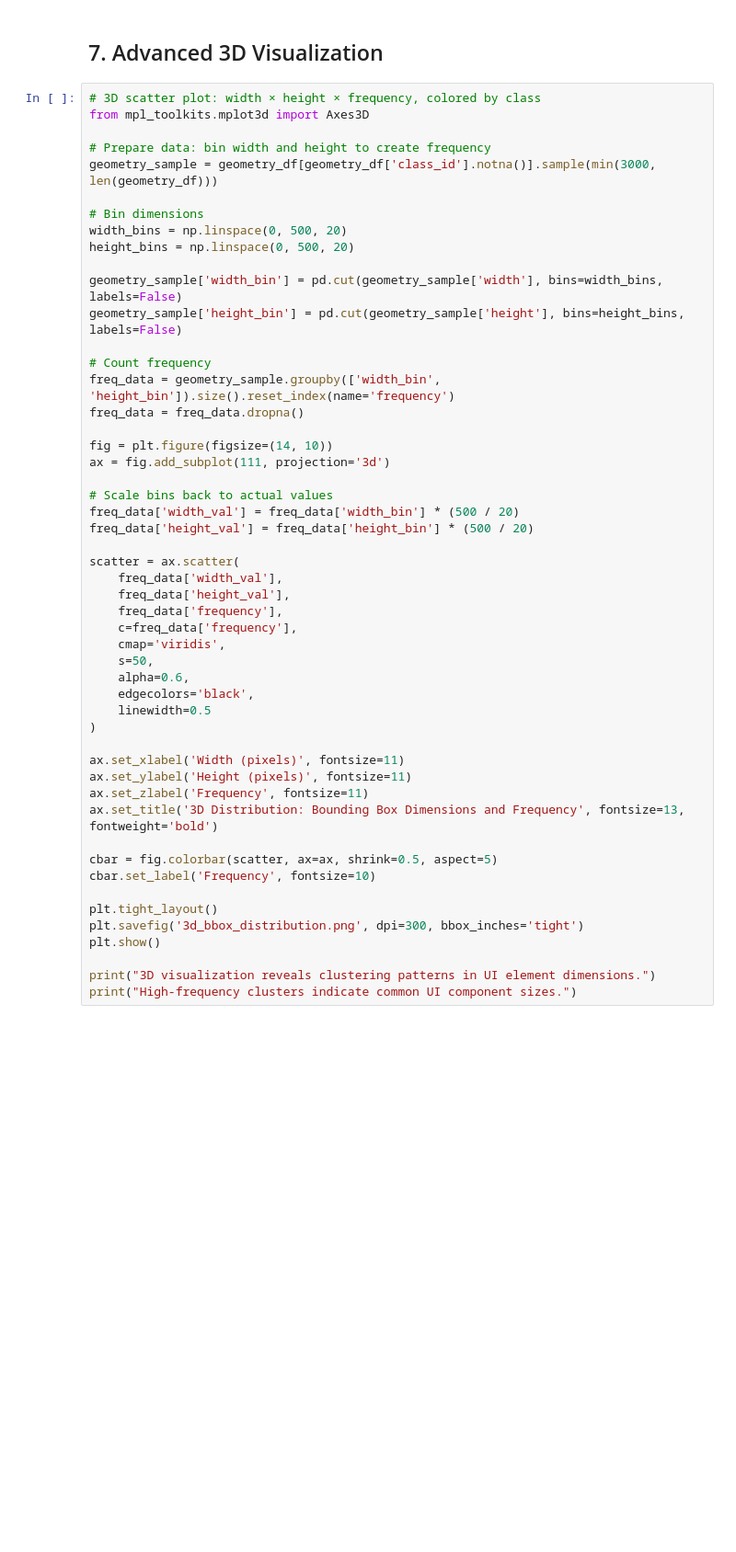
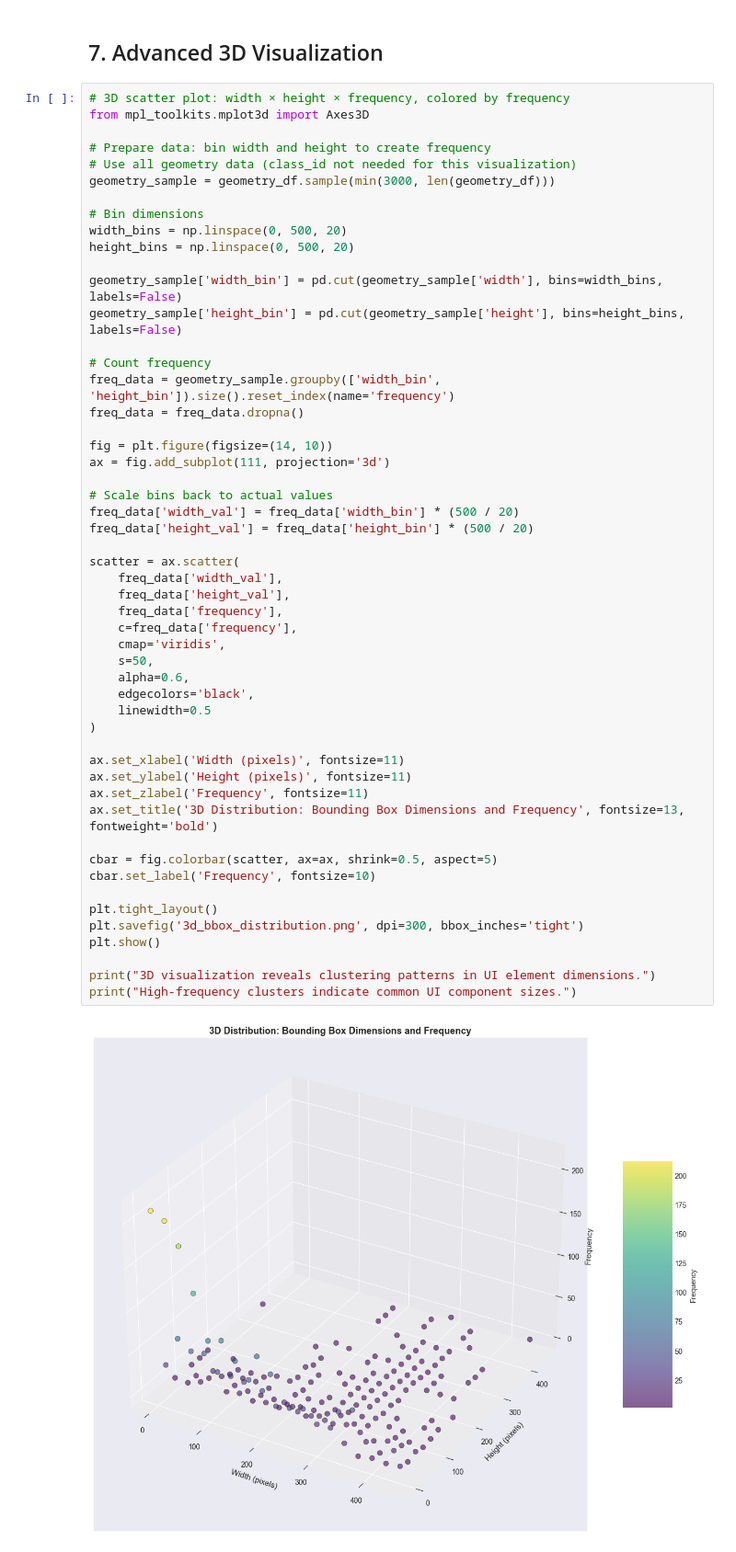
Before and after one commit to SaiGuruInukurthi/WebUIDetection, a Jupyter notebook: Notebooks/01_Dataset__exploration.ipynb, the cells around one changed output. Shown at 92% size. Saved outputs shown, nothing was run; the diff lists cells and outputs as text; blank space fills up the shorter version.

```diff
--- a/Notebooks/01_Dataset__exploration.ipynb
+++ b/Notebooks/01_Dataset__exploration.ipynb
@@ -794,11 +824,12 @@ print("- Consider using IoU-based loss functions that handle nested boxes better
 # %% [markdown]
 ## 7. Advanced 3D Visualization
 # %%
-# 3D scatter plot: width × height × frequency, colored by class
+# 3D scatter plot: width × height × frequency, colored by frequency
 from mpl_toolkits.mplot3d import Axes3D
 
 # Prepare data: bin width and height to create frequency
-geometry_sample = geometry_df[geometry_df['class_id'].notna()].sample(min(3000, len(geometry_df)))
+# Use all geometry data (class_id not needed for this visualization)
+geometry_sample = geometry_df.sample(min(3000, len(geometry_df)))
 
 # Bin dimensions
 width_bins = np.linspace(0, 500, 20)
@@ -817,30 +848,32 @@ ax = fig.add_subplot(111, projection='3d')
 # Scale bins back to actual values
 freq_data['width_val'] = freq_data['width_bin'] * (500 / 20)
 freq_data['height_val'] = freq_data['height_bin'] * (500 / 20)
 
 scatter = ax.scatter(
     freq_data['width_val'],
     freq_data['height_val'],
     freq_data['frequency'],
     c=freq_data['frequency'],
     cmap='viridis',
     s=50,
     alpha=0.6,
     edgecolors='black',
     linewidth=0.5
 )
 
 ax.set_xlabel('Width (pixels)', fontsize=11)
 ax.set_ylabel('Height (pixels)', fontsize=11)
 ax.set_zlabel('Frequency', fontsize=11)
 ax.set_title('3D Distribution: Bounding Box Dimensions and Frequency', fontsize=13, fontweight='bold')
 
 cbar = fig.colorbar(scatter, ax=ax, shrink=0.5, aspect=5)
 cbar.set_label('Frequency', fontsize=10)
 
 plt.tight_layout()
 plt.savefig('3d_bbox_distribution.png', dpi=300, bbox_inches='tight')
 plt.show()
 
 print("3D visualization reveals clustering patterns in UI element dimensions.")
 print("High-frequency clusters indicate common UI component sizes.")
+# %% [output]
+[figure, added]
```
Also changed, not shown: parts of 3 cells of this notebook.
